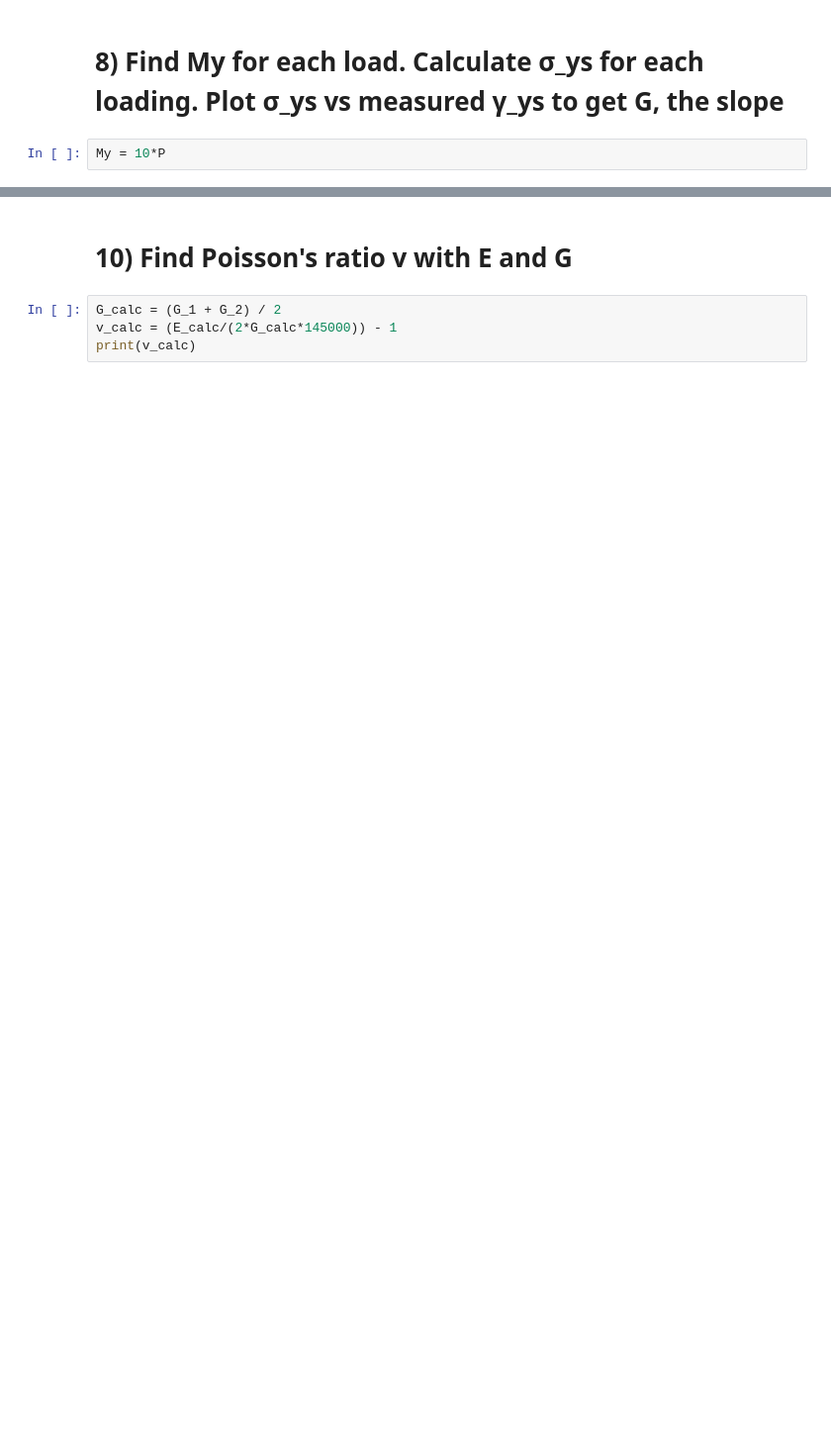
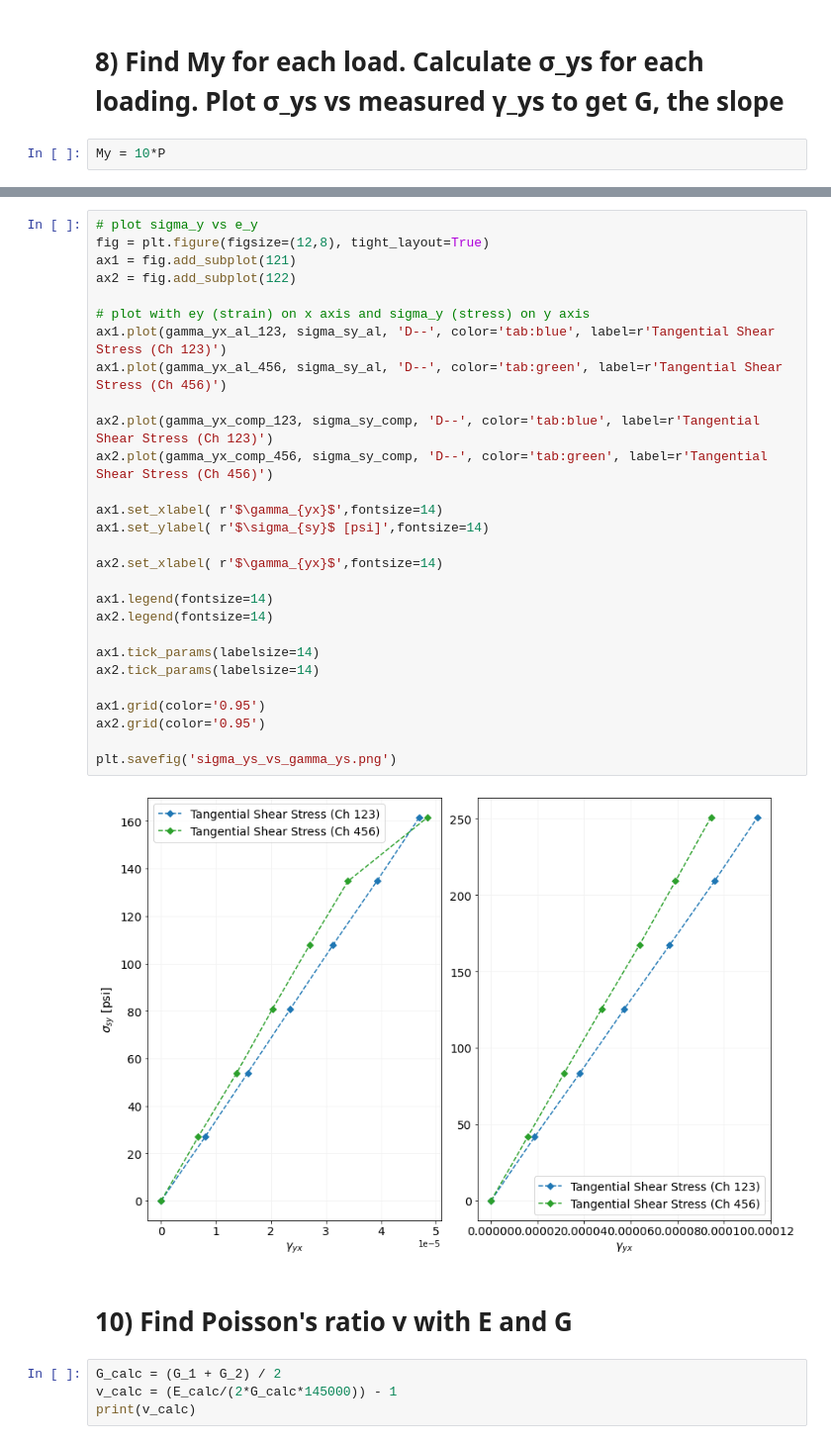
Before and after one commit to shyamthyagarajan/ae461, a Jupyter notebook: Lab 3/Lab03_Analysis_461.ipynb, the cells around one changed output, grey strips where cells are left out. Shown: that part at 99% size. Cells and saved outputs as stored; diff of their text form; blank space fills up the shorter version.

Commit message:
plots for 8

```diff
--- a/Lab 3/Lab03_Analysis_461.ipynb
+++ b/Lab 3/Lab03_Analysis_461.ipynb
@@ -267,3 +263,33 @@ plt.plot(gamma_yx_comp_123, sigma_sy_comp)
+# %%
+# plot sigma_y vs e_y
+fig = plt.figure(figsize=(12,8), tight_layout=True)
+ax1 = fig.add_subplot(121)
+ax2 = fig.add_subplot(122)
+
+# plot with ey (strain) on x axis and sigma_y (stress) on y axis
+ax1.plot(gamma_yx_al_123, sigma_sy_al, 'D--', color='tab:blue', label=r'Tangential Shear Stress (Ch 123)')
+ax1.plot(gamma_yx_al_456, sigma_sy_al, 'D--', color='tab:green', label=r'Tangential Shear Stress (Ch 456)')
+
+ax2.plot(gamma_yx_comp_123, sigma_sy_comp, 'D--', color='tab:blue', label=r'Tangential Shear Stress (Ch 123)')
+ax2.plot(gamma_yx_comp_456, sigma_sy_comp, 'D--', color='tab:green', label=r'Tangential Shear Stress (Ch 456)')
+
+ax1.set_xlabel( r'$\gamma_{yx}$',fontsize=14)
+ax1.set_ylabel( r'$\sigma_{sy}$ [psi]',fontsize=14)
+
+ax2.set_xlabel( r'$\gamma_{yx}$',fontsize=14)
+
+ax1.legend(fontsize=14)
+ax2.legend(fontsize=14)
+
+ax1.tick_params(labelsize=14)
+ax2.tick_params(labelsize=14)
+
+ax1.grid(color='0.95')
+ax2.grid(color='0.95')
+
+plt.savefig('sigma_ys_vs_gamma_ys.png')
+# %% [output]
+[figure, added]
 # %% [markdown]
 # 10) Find Poisson's ratio v with E and G
 # %%
```
Also changed, not shown: parts of 4 cells of this notebook, 3 other files.
